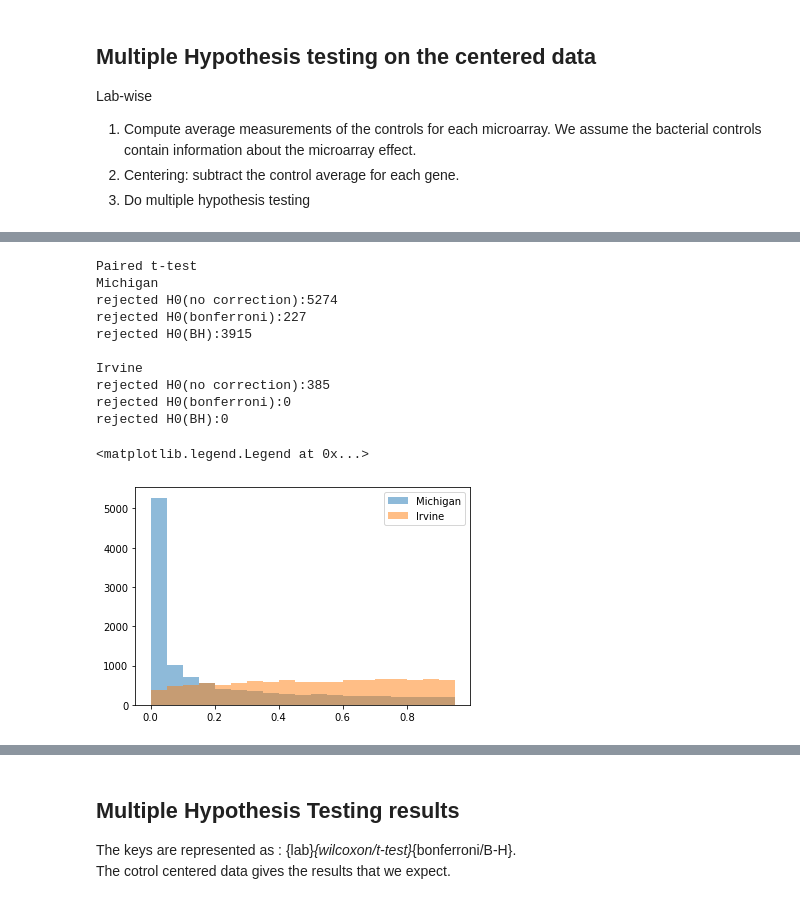
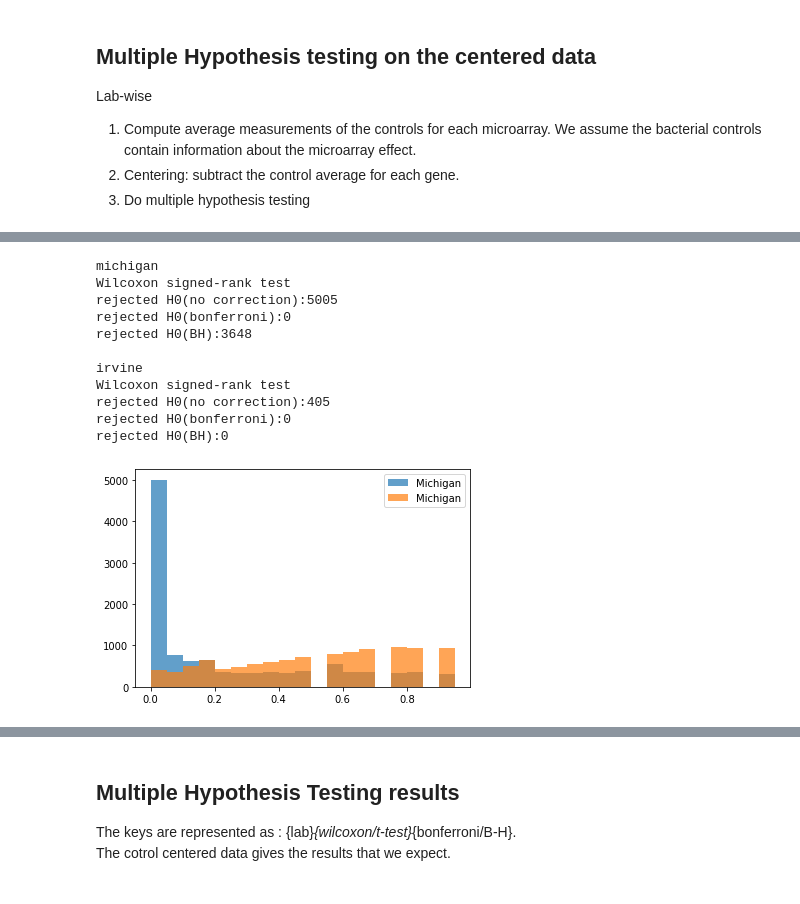
Before and after one commit to unique-subedi/604-gene-expression, a Jupyter notebook: Ahn_gene_expression_master.ipynb, the cells around one changed output, grey strips where cells are left out. Drawn from its saved outputs; the diff is of its cells as text; code cells hidden in the pictures.

```diff
--- a/Ahn_gene_expression_master.ipynb
+++ b/Ahn_gene_expression_master.ipynb
@@ -218,43 +174,23 @@ rejected H0(BH):0
-# %%
-# Paired t-test
-from scipy.stats import ttest_1samp
-from statsmodels.stats.multitest import multipletests
-
-# Michigan
-p_val = [ttest_1samp(michigan_c_diff.iloc[:,i], 0)[1] for i in np.arange(michigan_c_diff.shape[1])]
-pvals_c['michigan_c_t'] = p_val
-
-bonferr = multipletests(p_val, method='bonferroni')[0]    ; rejected_c['michigan_c_t_b'] = bonferr
-bh = multipletests(p_val, method='fdr_bh')[0]   ; rejected_c['michigan_c_t_bh'] = bh
-print('Paired t-test')
-print('Michigan')
-print('rejected H0(no correction):{}'.format(sum([i<0.05 for i in p_val])))
-print('rejected H0(bonferroni):{}'.format(sum(bonferr)))
-print('rejected H0(BH):{} \n'.format(sum(bh)))
-plt.hist(p_val, bins=np.arange(0, 1, 0.05), alpha=0.5, label='Michigan')
-
-# Irvine
-p_val = [ttest_1samp(irvine_c_diff.iloc[:,i], 0)[1] for i in np.arange(irvine_c_diff.shape[1])]
-pvals_c['irvine_c_t'] = p_val
-
-bonferr = multipletests(p_val, method='bonferroni')[0]    ; rejected_c['irvine_c_t_b'] = bonferr
-bh = multipletests(p_val, method='fdr_bh')[0]   ; rejected_c['irvine_c_t_bh'] = bh
-print('Irvine')
-print('rejected H0(no correction):{}'.format(sum([i<0.05 for i in p_val])))
-print('rejected H0(bonferroni):{}'.format(sum(bonferr)))
-print('rejected H0(BH):{} \n'.format(sum(bh)))
-plt.hist(p_val, bins=np.arange(0, 1, 0.05), alpha=0.5, label='Irvine')
-plt.legend()
-# %% [output]
-Paired t-test
-Michigan
-rejected H0(no correction):5274
-rejected H0(bonferroni):227
-rejected H0(BH):3915
-
-Irvine
-rejected H0(no correction):385
-rejected H0(bonferroni):0
-rejected H0(BH):0
-<matplotlib.legend.Legend at 0x...>
-[figure, removed]
+# %%
+# Remove controls
+michigan_c_diff = michigan_c_diff[[c for c in michigan_c_diff.columns if c not in genes_c.index]]
+irvine_c_diff = irvine_c_diff[[c for c in irvine_c_diff.columns if c not in genes_c.index]]
+
+pvals_c = {}
+rejected_c = {}
+
+testing(michigan_c_diff, True, 'michigan', 'w')
+testing(irvine_c_diff, True, 'irvine', 'w')
+# %% [output]
+michigan
+Wilcoxon signed-rank test
+rejected H0(no correction):5005
+rejected H0(bonferroni):0
+rejected H0(BH):3648
+
+irvine
+Wilcoxon signed-rank test
+rejected H0(no correction):405
+rejected H0(bonferroni):0
+rejected H0(BH):0
+[figure, added]
```
Also changed, not shown: parts of 8 cells of this notebook.
